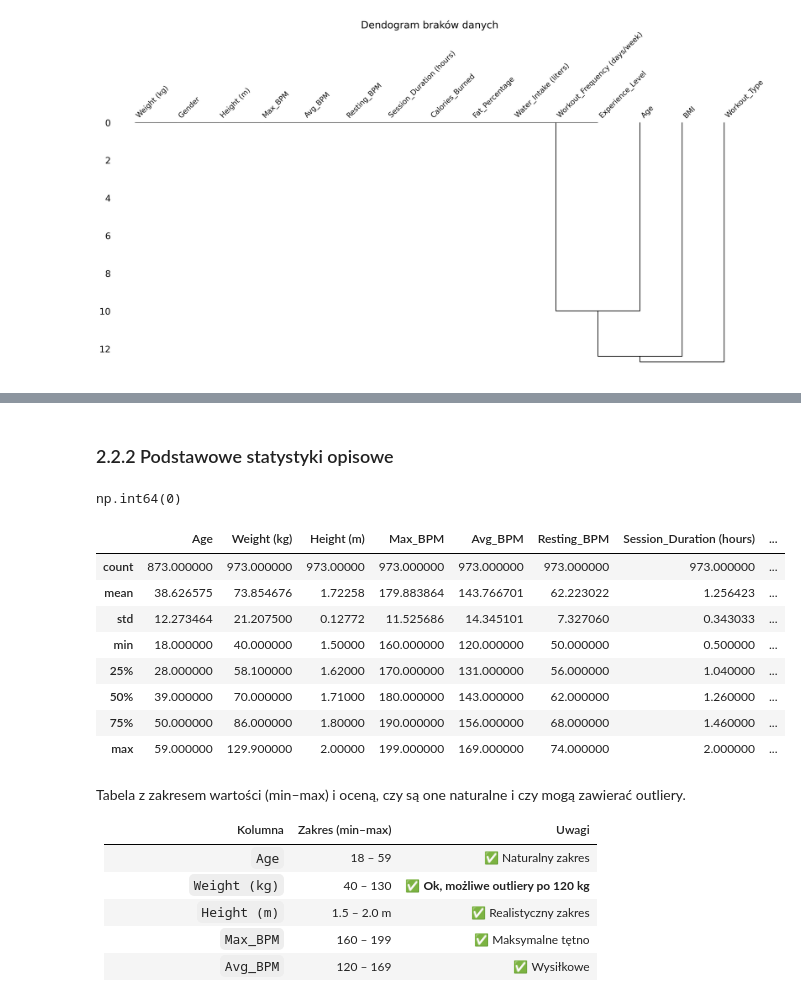
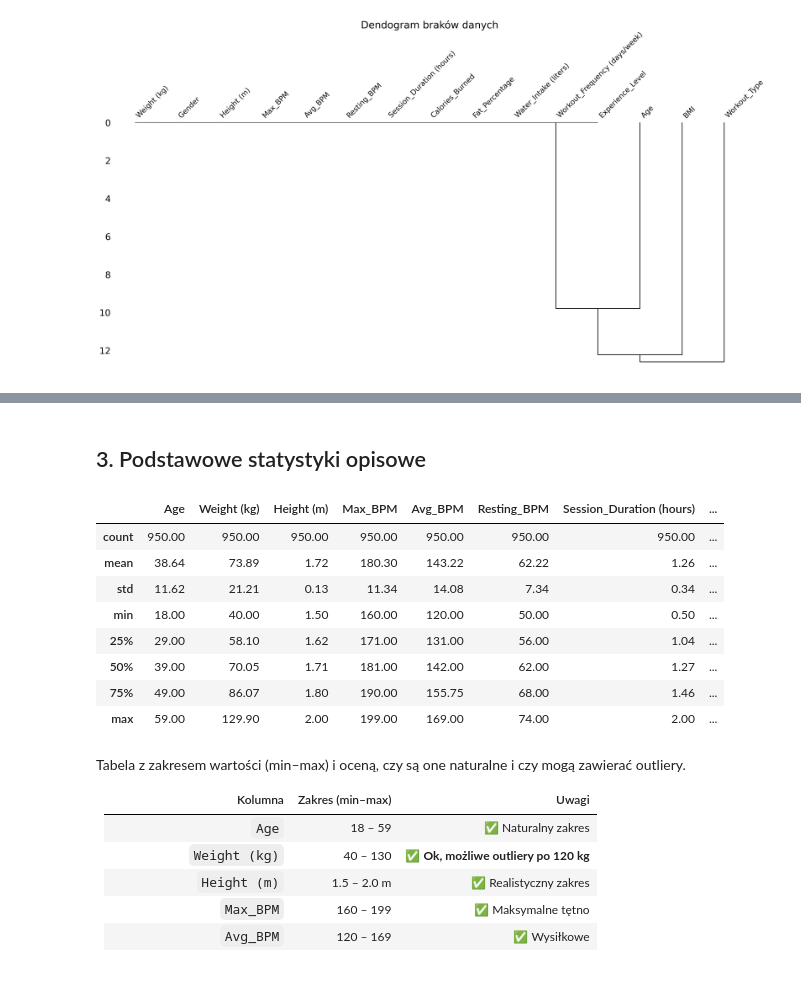
Before and after one commit to annwroblewska/projekt_SAD, a Jupyter notebook: projekt_SAD_ARP.ipynb, the cells around one changed output, grey strips where cells are left out. Drawn from its saved outputs; the diff is of its cells as text; code cells hidden in the pictures.

```diff
--- a/projekt_SAD_ARP.ipynb
+++ b/projekt_SAD_ARP.ipynb
@@ -185,0 +431,14 @@ Im niżej (w pionie) łączą się kolumny, tym bardziej podobne są ich wzorce
+# %%
+from sklearn.impute import KNNImputer
+
+# Tworzymy obiekt KNNImputer
+knn_imputer = KNNImputer(n_neighbors=5)  # tutaj wstawiasz optymalną liczbę sąsiadów
+
+# Wybieramy kolumny numeryczne do imputacji
+columns_to_impute = ['Age']  # Przykład kolumn
+dirty_df[columns_to_impute] = knn_imputer.fit_transform(dirty_df[columns_to_impute])
+
+# zamieniamy na liczby całkowite (najczęściej zaokrąglając)
+dirty_df['Age'] = dirty_df['Age'].round(0).astype(int)
+
+dirty_df.isna().any()
@@ -185,0 +469,27 @@ Im niżej (w pionie) łączą się kolumny, tym bardziej podobne są ich wzorce
+# %%
+from sklearn.preprocessing import LabelEncoder
+from sklearn.impute import KNNImputer
+
+# Label encoding tylko dla Workout_Type
+df_encoded = dirty_df.copy()
+le = LabelEncoder()
+df_encoded['Workout_Type_Encoded'] = df_encoded['Workout_Type']
+
+# Zmieniamy tylko nie-NaN na liczby
+not_null_mask = df_encoded['Workout_Type'].notna()
+df_encoded.loc[not_null_mask, 'Workout_Type_Encoded'] = le.fit_transform(df_encoded.loc[not_null_mask, 'Workout_Type'])
+
+# Zamieniamy na float (bo NaN musi być float)
+df_encoded['Workout_Type_Encoded'] = pd.to_numeric(df_encoded['Workout_Type_Encoded'], errors='coerce')
+
+# Dodajemy cechy numeryczne
+features = ['Workout_Type_Encoded', 'Age', 'Weight (kg)', 'Height (m)', 'Max_BPM', 'Avg_BPM',
+            'Resting_BPM', 'Session_Duration (hours)', 'Calories_Burned', 'Fat_Percentage',
+            'Water_Intake (liters)', 'Workout_Frequency (days/week)', 'Experience_Level', 'BMI']
+
+# Imputacja
+imputer = KNNImputer(n_neighbors=5)
+imputed_data = imputer.fit_transform(df_encoded[features])
+
+# Przypisanie uzupełnionej kolumny
+dirty_df['Workout_Type'] = le.inverse_transform(imputed_data[:, 0].round(0).astype(int))
@@ -186,23 +523,18 @@ Im niżej (w pionie) łączą się kolumny, tym bardziej podobne są ich wzorce
 # %% [markdown]
-### 2.2.2 Podstawowe statystyki opisowe
+## 3. Podstawowe statystyki opisowe
-# %%
-# Liczba duplikatów
-df.duplicated().sum()
-# %% [output]
-np.int64(0)
 # %%
-# statystyki opisowe, rozkłd i liczność danych, describe() domyślnie ignoruje wartości NaN
-df.describe()
+
+dirty_df.describe().round(2)
 # %% [output]
 |  | Age | Weight (kg) | Height (m) | Max_BPM | Avg_BPM | Resting_BPM | Session_Duration (hours) | ... |
-| count | 873.000000 | 973.000000 | 973.00000 | 973.000000 | 973.000000 | 973.000000 | 973.000000 | ... |
-| mean | 38.626575 | 73.854676 | 1.72258 | 179.883864 | 143.766701 | 62.223022 | 1.256423 | ... |
-| std | 12.273464 | 21.207500 | 0.12772 | 11.525686 | 14.345101 | 7.327060 | 0.343033 | ... |
-| min | 18.000000 | 40.000000 | 1.50000 | 160.000000 | 120.000000 | 50.000000 | 0.500000 | ... |
-| 25% | 28.000000 | 58.100000 | 1.62000 | 170.000000 | 131.000000 | 56.000000 | 1.040000 | ... |
-| 50% | 39.000000 | 70.000000 | 1.71000 | 180.000000 | 143.000000 | 62.000000 | 1.260000 | ... |
-| 75% | 50.000000 | 86.000000 | 1.80000 | 190.000000 | 156.000000 | 68.000000 | 1.460000 | ... |
-| max | 59.000000 | 129.900000 | 2.00000 | 199.000000 | 169.000000 | 74.000000 | 2.000000 | ... |
+| count | 950.00 | 950.00 | 950.00 | 950.00 | 950.00 | 950.00 | 950.00 | ... |
+| mean | 38.64 | 73.89 | 1.72 | 180.30 | 143.22 | 62.22 | 1.26 | ... |
+| std | 11.62 | 21.21 | 0.13 | 11.34 | 14.08 | 7.34 | 0.34 | ... |
+| min | 18.00 | 40.00 | 1.50 | 160.00 | 120.00 | 50.00 | 0.50 | ... |
+| 25% | 29.00 | 58.10 | 1.62 | 171.00 | 131.00 | 56.00 | 1.04 | ... |
+| 50% | 39.00 | 70.05 | 1.71 | 181.00 | 142.00 | 62.00 | 1.27 | ... |
+| 75% | 49.00 | 86.07 | 1.80 | 190.00 | 155.75 | 68.00 | 1.46 | ... |
+| max | 59.00 | 129.90 | 2.00 | 199.00 | 169.00 | 74.00 | 2.00 | ... |
 # %% [markdown]
 Tabela z zakresem wartości (min–max) i oceną, czy są one naturalne i czy mogą zawierać outliery.
 
```
Also changed, not shown: parts of 109 cells of this notebook.
